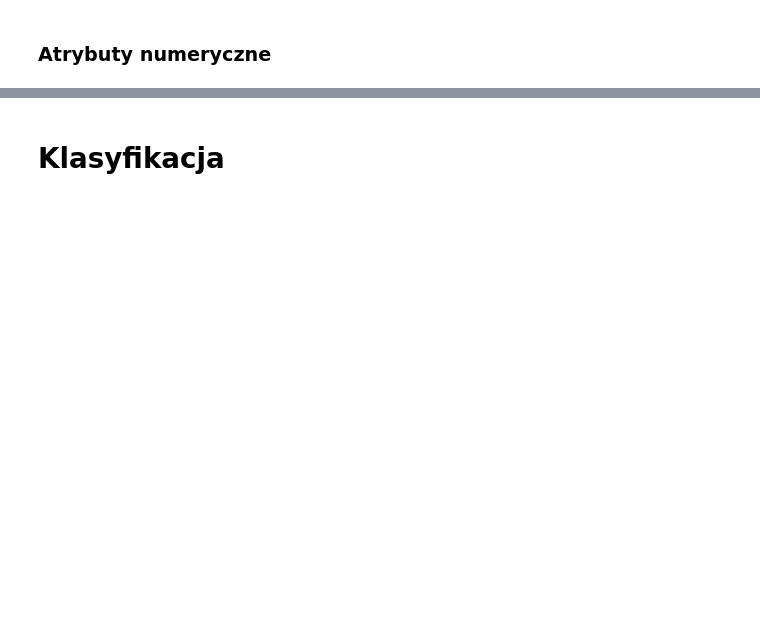
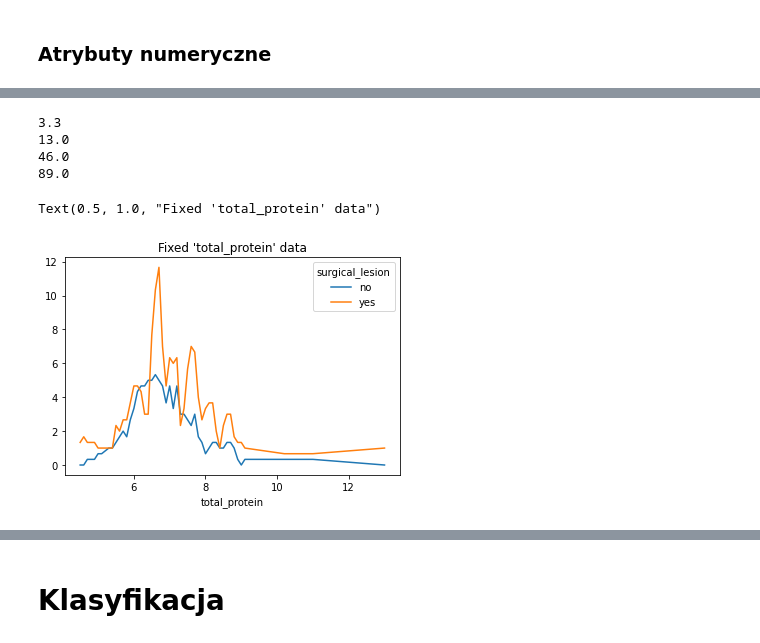
Before and after one commit to Priescik/Case-Study, a Jupyter notebook: case_study.ipynb, the cells around one changed output, grey strips where cells are left out. Cells and saved outputs as stored; diff of their text form; code cells hidden in the pictures; blank space fills up the shorter version.

```diff
--- a/case_study.ipynb
+++ b/case_study.ipynb
@@ -734,0 +207,20 @@ for j in range(i+1, len(axs)):
+# %%
+print(df.loc[df['total_protein'] < 20, 'total_protein'].min())
+print(df.loc[df['total_protein'] < 20, 'total_protein'].max())
+print(df.loc[df['total_protein'] > 20, 'total_protein'].min())
+print(df.loc[df['total_protein'] > 20, 'total_protein'].max())
+# %% [output]
+3.3
+13.0
+46.0
+89.0
+# %%
+df.loc[df['total_protein'] > 20, 'total_protein'] /= 10
+
+counts = df.groupby(['total_protein', 'surgical_lesion']).size().unstack(fill_value=0)
+smoothed_counts = counts.rolling(window=3).mean()
+ax = smoothed_counts.plot(kind='line')
+ax.set_title("Fixed 'total_protein' data")
+# %% [output]
+Text(0.5, 1.0, "Fixed 'total_protein' data")
+[figure, added]
```
Also changed, not shown: parts of 62 cells of this notebook, 3 other files.
